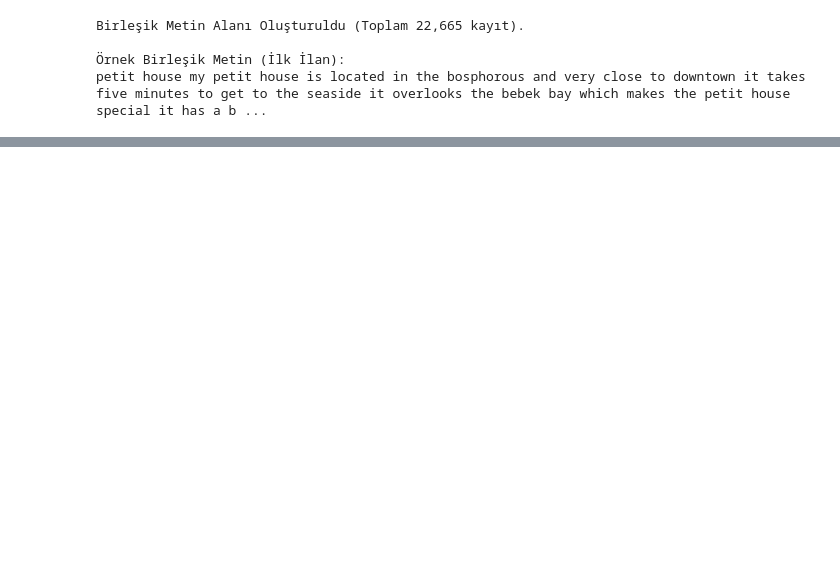
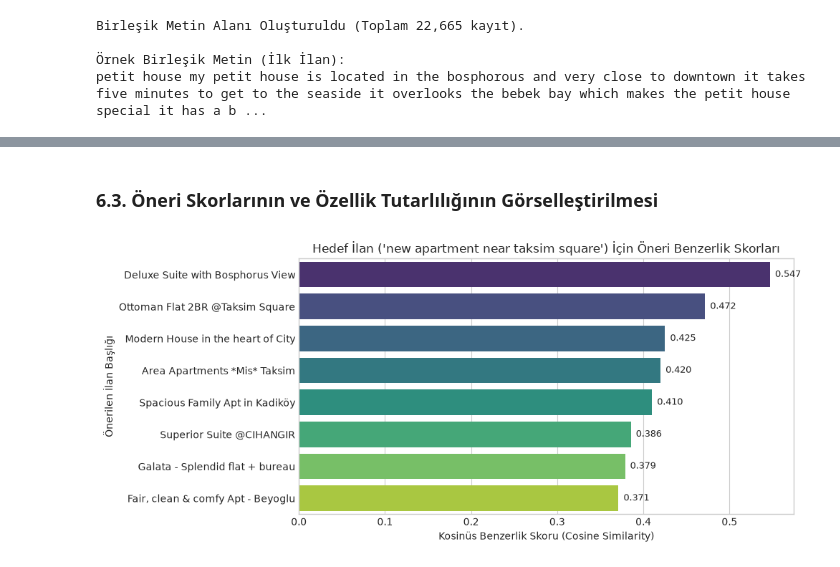
Before and after one commit to eminenazduran/SmartStay-AI, a Jupyter notebook: data_science/notebooks/02_recommender_system.ipynb, the cells around one changed output, grey strips where cells are left out. Saved outputs shown, nothing was run; the diff lists cells and outputs as text; code cells hidden in the pictures; blank space fills up the shorter version.

Commit message:
feat(recommender): implement cosine similarity recommendation engine and test validation

```diff
--- a/data_science/notebooks/02_recommender_system.ipynb
+++ b/data_science/notebooks/02_recommender_system.ipynb
@@ -205,0 +230,19 @@ Dosya Boyutu: 201.16 KB
+# %% [markdown]
+### 6.3. Öneri Skorlarının ve Özellik Tutarlılığının Görselleştirilmesi
+# %%
+# Örnek ilan 955886 için benzerlik skorları ve ilçe dağılımı görselleştirmesi
+sample_rec = get_recommendations(955886, top_n=8)
+
+plt.figure(figsize=(10, 4.5))
+ax = sns.barplot(x='similarity_score', y='name', data=sample_rec, palette='viridis')
+plt.title("Hedef İlan ('new apartment near taksim square') İçin Öneri Benzerlik Skorları", fontsize=12)
+plt.xlabel("Kosinüs Benzerlik Skoru (Cosine Similarity)", fontsize=10)
+plt.ylabel("Önerilen İlan Başlığı", fontsize=10)
+for p in ax.patches:
+    width = p.get_width()
+    ax.annotate(f'{width:.3f}', (width, p.get_y() + p.get_height() / 2.),
+                va='center', xytext=(5, 0), textcoords='offset points', fontsize=9)
+plt.tight_layout()
+plt.show()
+# %% [output]
+[figure, added]
```
Also changed, not shown: parts of 24 cells of this notebook.
